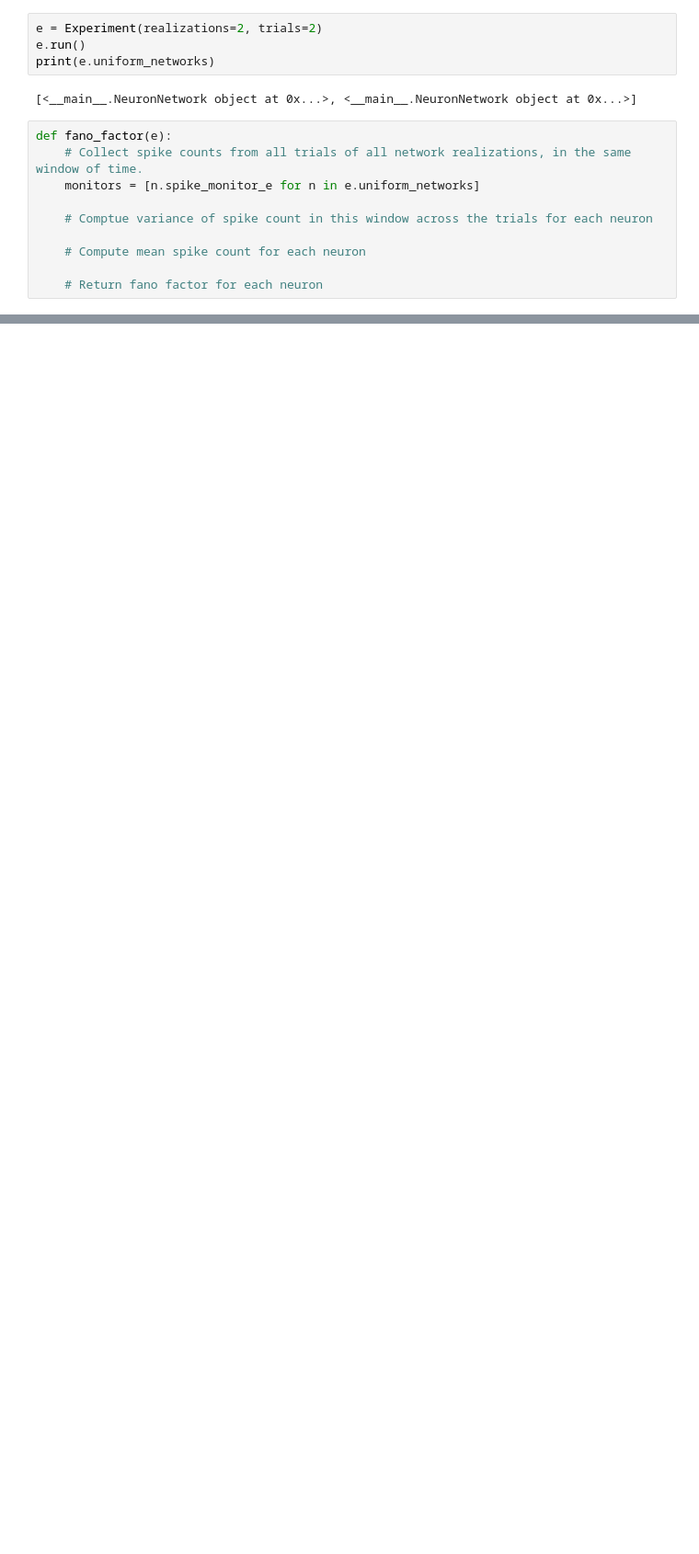
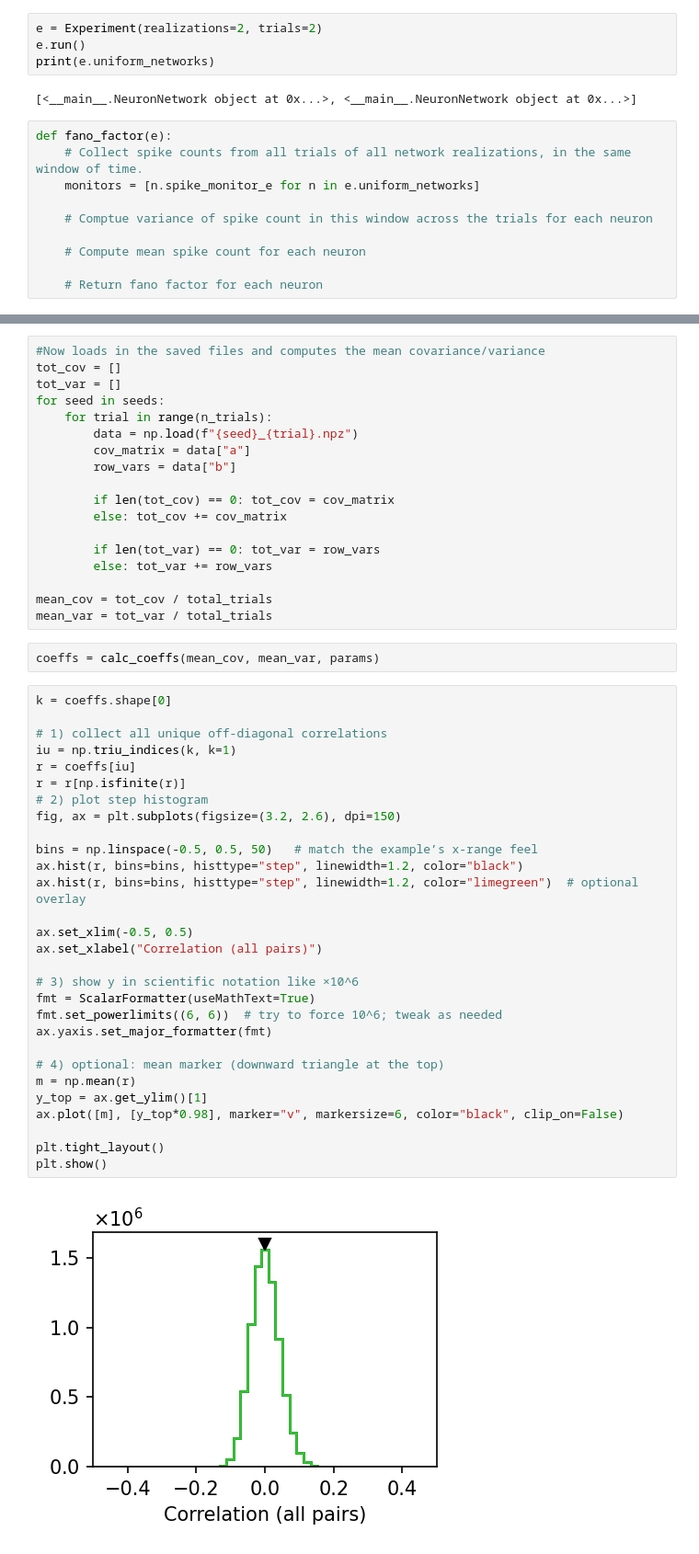
Before and after one commit to arjunpur/clustered-networks, a Jupyter notebook: base_model.ipynb, the cells around one changed output, grey strips where cells are left out. Shown at 92% size. Drawn from its saved outputs; the diff is of its cells as text; blank space fills up the shorter version.

Commit message:
First attempt at calculating correlation coeffs.

```diff
--- a/base_model.ipynb
+++ b/base_model.ipynb
@@ -527,0 +648,51 @@ def fano_factor(e):
+# %%
+#Now loads in the saved files and computes the mean covariance/variance
+tot_cov = []
+tot_var = []
+for seed in seeds:
+    for trial in range(n_trials):
+        data = np.load(f"{seed}_{trial}.npz")
+        cov_matrix = data["a"]
+        row_vars = data["b"]
+
+        if len(tot_cov) == 0: tot_cov = cov_matrix
+        else: tot_cov += cov_matrix
+
+        if len(tot_var) == 0: tot_var = row_vars
+        else: tot_var += row_vars
+
+mean_cov = tot_cov / total_trials
+mean_var = tot_var / total_trials
+# %%
+coeffs = calc_coeffs(mean_cov, mean_var, params)
+# %%
+k = coeffs.shape[0]
+
+# 1) collect all unique off-diagonal correlations
+iu = np.triu_indices(k, k=1)
+r = coeffs[iu]
+r = r[np.isfinite(r)]
+# 2) plot step histogram
+fig, ax = plt.subplots(figsize=(3.2, 2.6), dpi=150)
+
+bins = np.linspace(-0.5, 0.5, 50)   # match the example’s x-range feel
+ax.hist(r, bins=bins, histtype="step", linewidth=1.2, color="black")
+ax.hist(r, bins=bins, histtype="step", linewidth=1.2, color="limegreen")  # optional overlay
+
+ax.set_xlim(-0.5, 0.5)
+ax.set_xlabel("Correlation (all pairs)")
+
+# 3) show y in scientific notation like ×10^6
+fmt = ScalarFormatter(useMathText=True)
+fmt.set_powerlimits((6, 6))  # try to force 10^6; tweak as needed
+ax.yaxis.set_major_formatter(fmt)
+
+# 4) optional: mean marker (downward triangle at the top)
+m = np.mean(r)
+y_top = ax.get_ylim()[1]
+ax.plot([m], [y_top*0.98], marker="v", markersize=6, color="black", clip_on=False)
+
+plt.tight_layout()
+plt.show()
+# %% [output]
+[figure, added]
```
Also changed, not shown: parts of 14 cells of this notebook.
